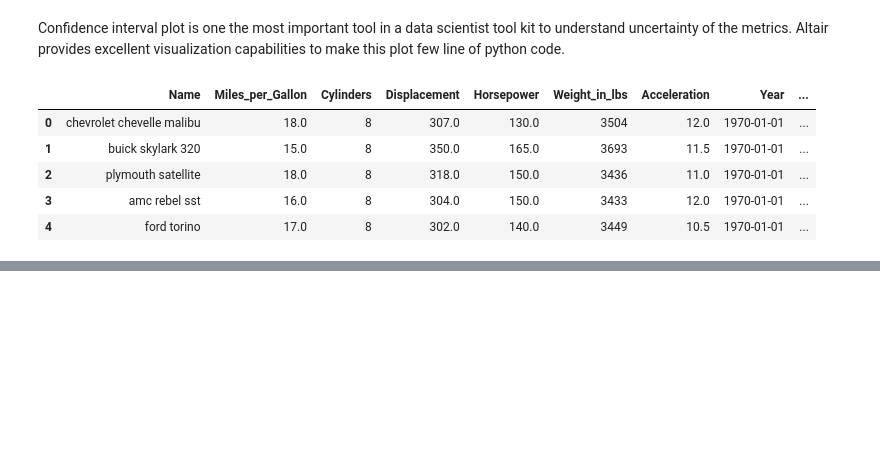
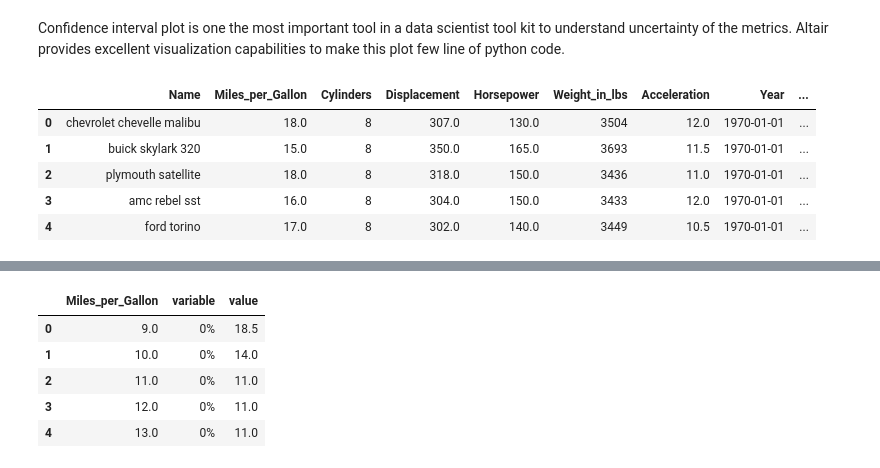
Before and after one commit to anaveenan/naveenanarjunan, a Jupyter notebook: _notebooks/2020-02-22-confidence-interval-plot.ipynb, the cells around one changed output, grey strips where cells are left out. Saved outputs shown, nothing was run; the diff lists cells and outputs as text; code cells hidden in the pictures; blank space fills up the shorter version.

```diff
--- a/_notebooks/2020-02-22-confidence-interval-plot.ipynb
+++ b/_notebooks/2020-02-22-confidence-interval-plot.ipynb
@@ -191,0 +164,18 @@ polynomial_fit
+# %%
+df_new=(source
+ .assign(Miles_Per_Gallon=lambda x:np.round(x['Miles_per_Gallon'],0))
+ .groupby(['Miles_per_Gallon'])
+ .agg(metrics=('Acceleration',get_decile))['metrics']
+ .apply(pd.Series)
+ .rename(columns=lambda x:str(x*10)+"%")
+ .reset_index()
+ .melt(id_vars='Miles_per_Gallon')
+)
+df_new.head()
+# %% [output]
+|  | Miles_per_Gallon | variable | value |
+| 0 | 9.0 | 0% | 18.5 |
+| 1 | 10.0 | 0% | 14.0 |
+| 2 | 11.0 | 0% | 11.0 |
+| 3 | 12.0 | 0% | 11.0 |
+| 4 | 13.0 | 0% | 11.0 |
```
Also changed, not shown: parts of 9 cells of this notebook, 1 other file.
